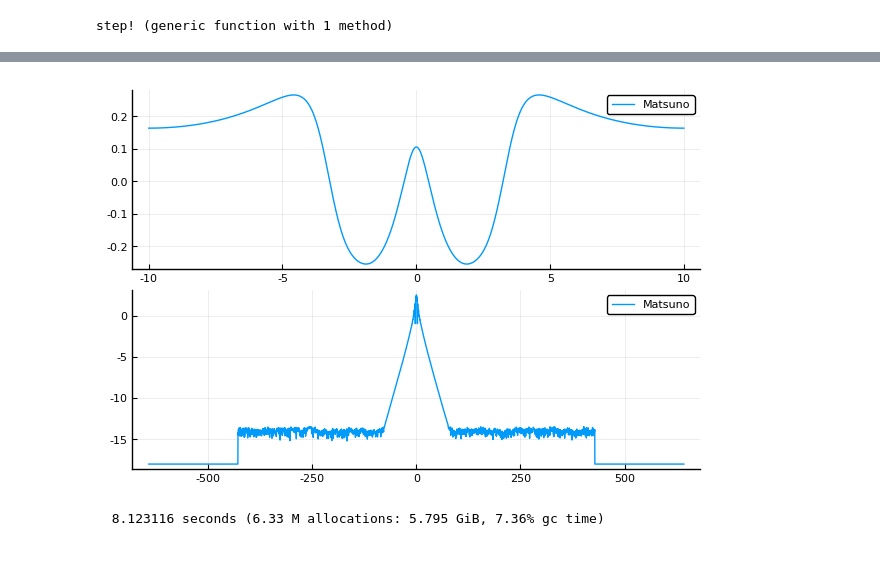
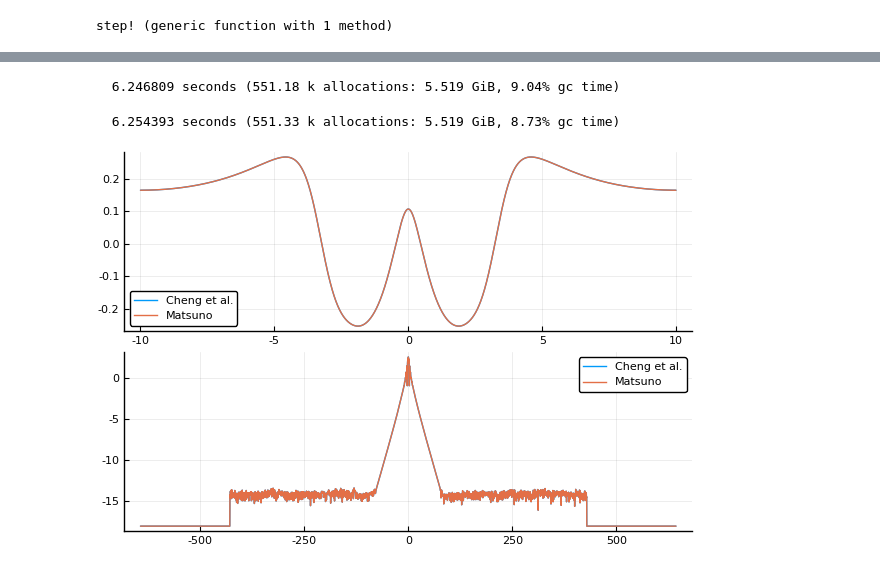
Before and after one commit to WaterWavesModels/WaterWaves1D.jl, a Jupyter notebook: notebooks/version-with-function-struct.ipynb, the cells around one changed output, grey strips where cells are left out. Cells and saved outputs as stored; diff of their text form; code cells hidden in the pictures.

```diff
--- a/notebooks/version-with-function-struct.ipynb
+++ b/notebooks/version-with-function-struct.ipynb
@@ -238,3 +237,27 @@ function step!(s  :: RK4,
 end
 # %% [output]
 step! (generic function with 1 method)
+# %%
+function fig(t, times::Times, models::Dict, mesh::Mesh, Gamma, freq)
+
+    s = 0
+    if indexin(false,times.t.<=t)[1]==nothing
+        index=length(times.t)
+    else
+        index=indexin(false,times.t.<=t)
+    end
+
+    p = plot(layout=(2,1))
+
+
+    for label in keys(models)
+
+        (hhat,uhat)=models[label][index]
+        (h,u)=(real(ifft((Gamma.^s).*hhat)),real(ifft(uhat)))
+        plot!(p[1,1], mesh.x,h; label=string(label))
+        plot!(p[2,1], fftshift(freq.k),log10.(1e-18.+abs.(fftshift(hhat)));
+            label=string(label))
+    end
+
+    p
+end
@@ -283,12 +287,18 @@ u .= Pi .* fft(u)
 # %%
-matsuno = Matsuno(freq, epsilon)
+results = Dict()
 
-h .= exp.(-mesh.x.^2)
-h .= Pi .* fft(h)
-u .= Pi .* fft(u)
+for model in [Matsuno(freq, epsilon), Cheng(freq, epsilon)]
 
-@time solve!(matsuno, h, u, times, solver )
-fig(5, times, [matsuno], mesh)
+    h .= exp.(-mesh.x.^2)
+    h .= Pi .* fft(h)
+    fill!(u, 0)
+    u .= Pi .* fft(u)
+
+    @time results[model.label] = solve(matsuno, h, u, times, solver )
+end
+
+p1 = fig(5, times, results, mesh, Gamma, freq)
 # %% [output]
+  6.246809 seconds (551.18 k allocations: 5.519 GiB, 9.04% gc time)
+  6.254393 seconds (551.33 k allocations: 5.519 GiB, 8.73% gc time)
-[figure, old version]
+[figure, new version]
-  8.123116 seconds (6.33 M allocations: 5.795 GiB, 7.36% gc time)
```
Also changed, not shown: parts of 7 cells of this notebook.
